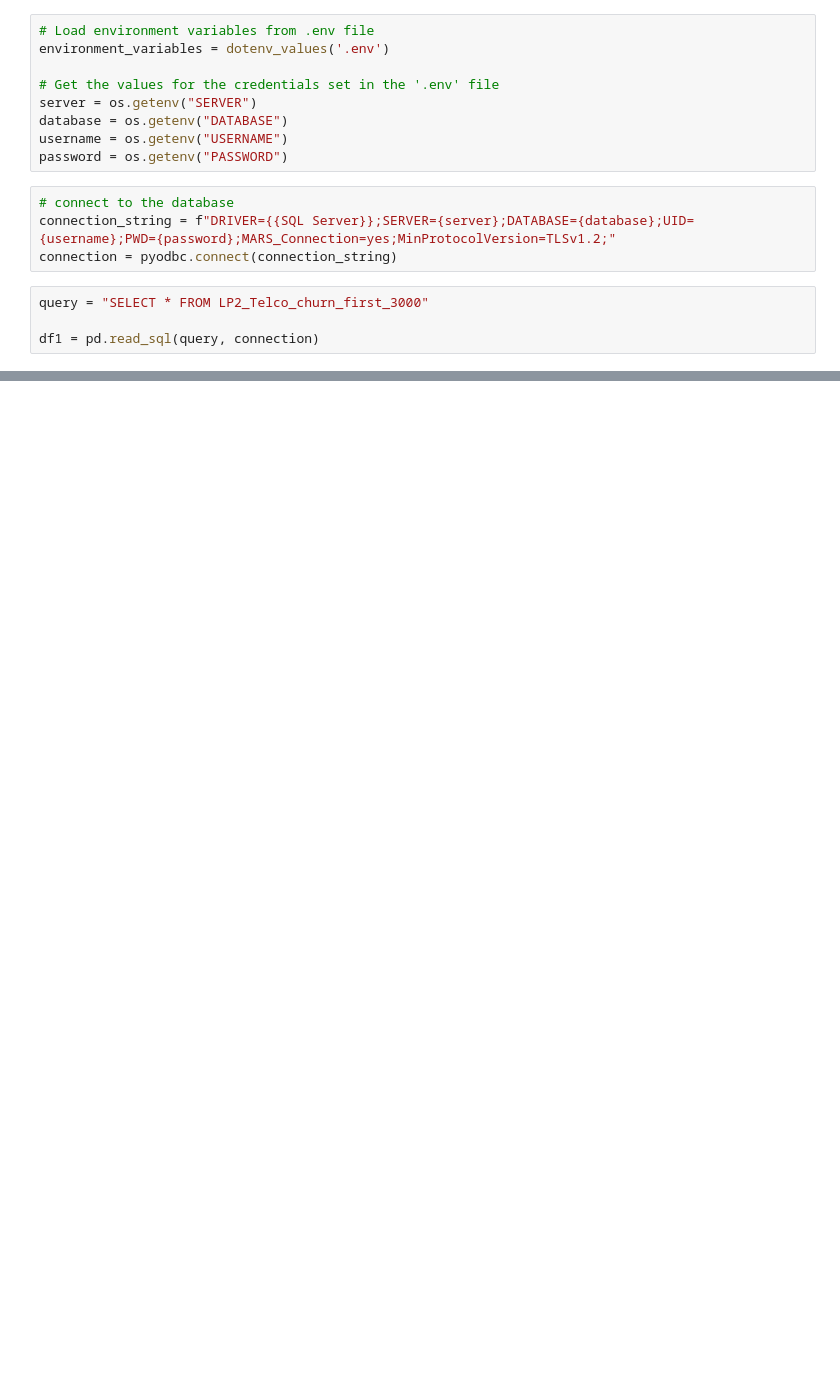
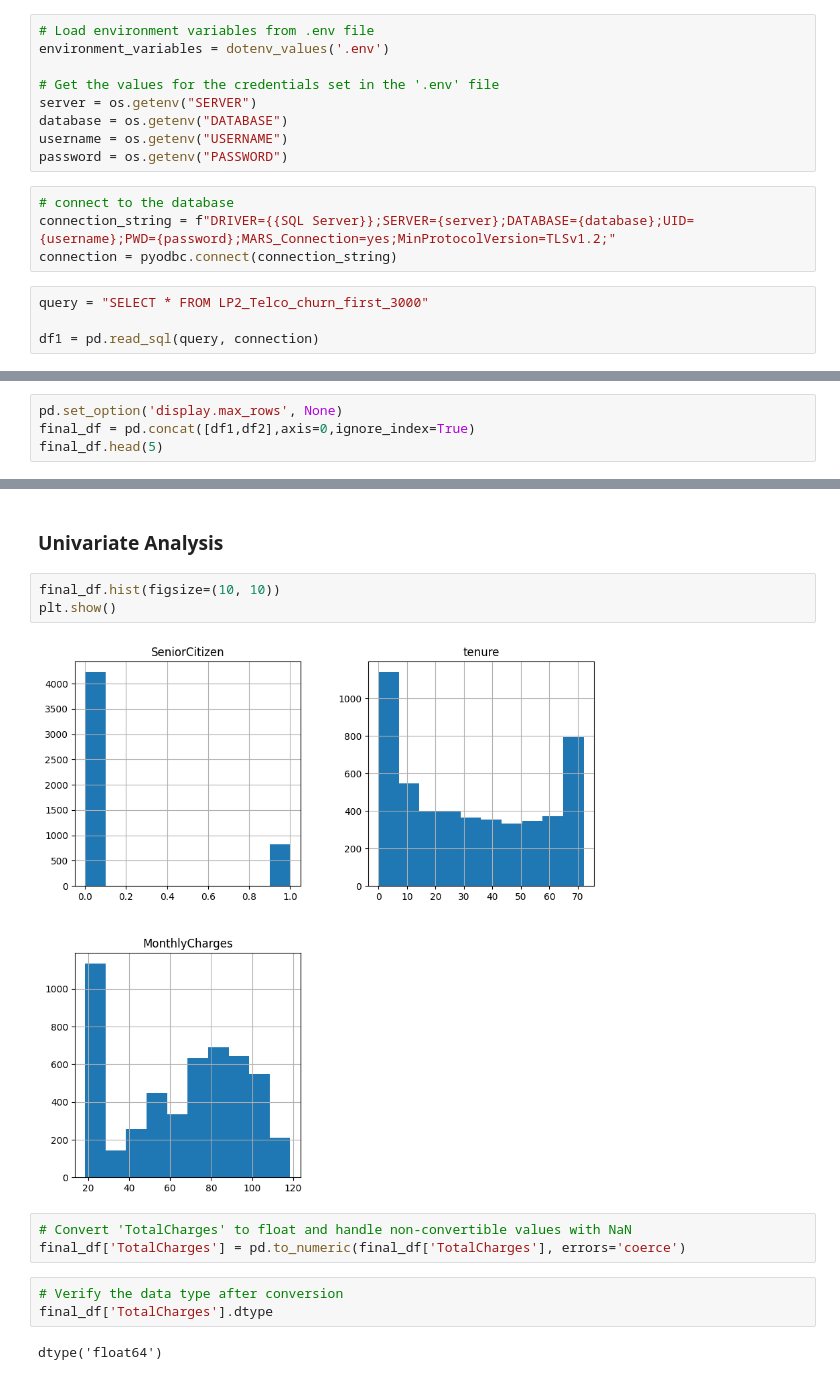
Before and after one commit to NanaYawEl/Telco-Churn-Analysis, a Jupyter notebook: Notebook/Telco_churn.ipynb, the cells around one changed output, grey strips where cells are left out. Cells and saved outputs as stored; diff of their text form; blank space fills up the shorter version.

```diff
--- a/Notebook/Telco_churn.ipynb
+++ b/Notebook/Telco_churn.ipynb
@@ -44,0 +225,4 @@ df1
+# %%
+pd.set_option('display.max_rows', None)
+final_df = pd.concat([df1,df2],axis=0,ignore_index=True)
+final_df.head(5)
@@ -44,0 +237,15 @@ df1
+# %% [markdown]
+### Univariate Analysis
+# %%
+final_df.hist(figsize=(10, 10))
+plt.show()
+# %% [output]
+[figure, added]
+# %%
+# Convert 'TotalCharges' to float and handle non-convertible values with NaN
+final_df['TotalCharges'] = pd.to_numeric(final_df['TotalCharges'], errors='coerce')
+# %%
+# Verify the data type after conversion
+final_df['TotalCharges'].dtype
+# %% [output]
+dtype('float64')
```
Also changed, not shown: parts of 20 cells of this notebook, 1 other file.
